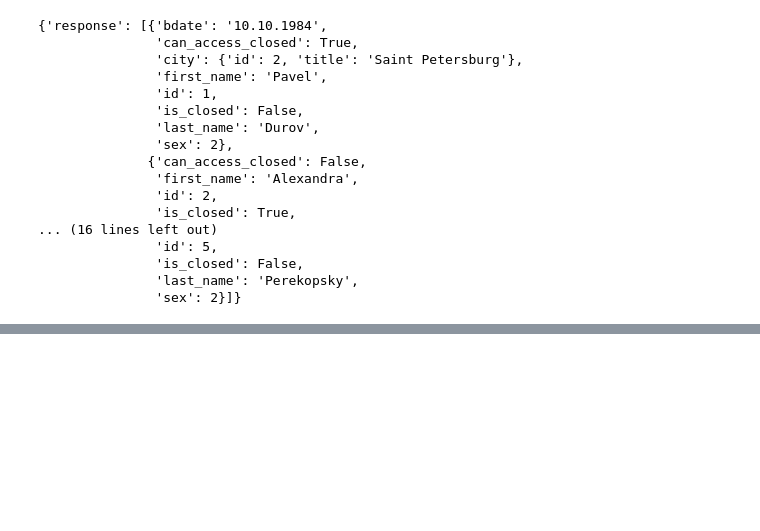
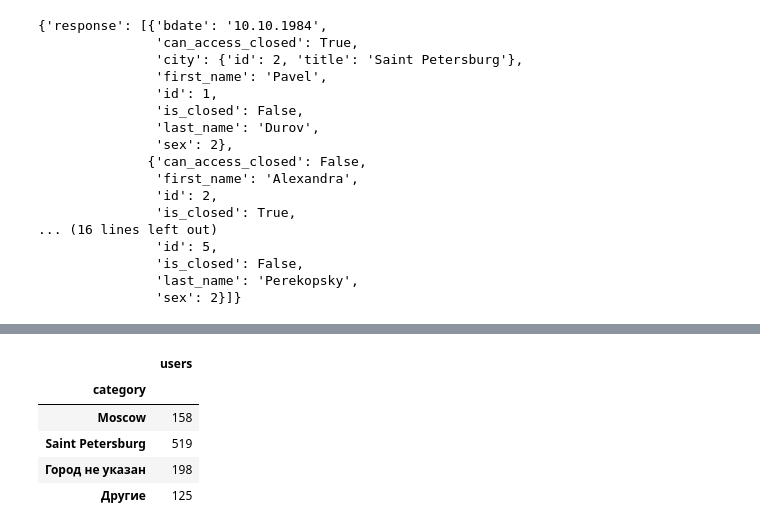
Before and after one commit to kadmiy/datascience_learn, a Jupyter notebook: module_11_datascience_learn.ipynb, the cells around one changed output, grey strips where cells are left out. Cells and saved outputs as stored; diff of their text form; code cells hidden in the pictures; blank space fills up the shorter version.

```diff
--- a/module_11_datascience_learn.ipynb
+++ b/module_11_datascience_learn.ipynb
@@ -848,0 +894,9 @@ city_stats_dict
+# %%
+df
+# %% [output]
+|  | users |
+| category |  |
+| Moscow | 158 |
+| Saint Petersburg | 519 |
+| Город не указан | 198 |
+| Другие | 125 |
```
Also changed, not shown: parts of 16 cells of this notebook.
